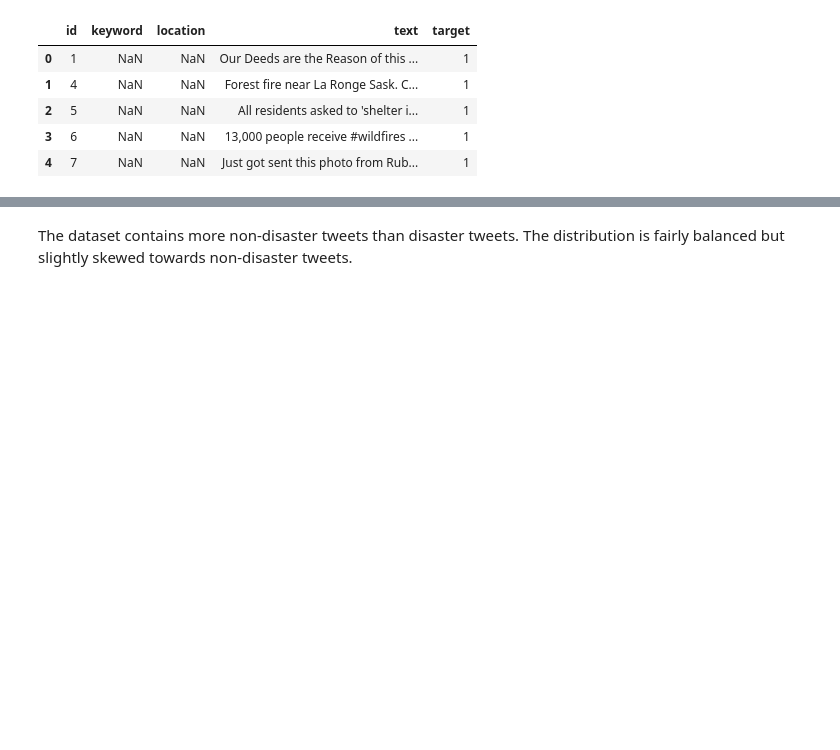
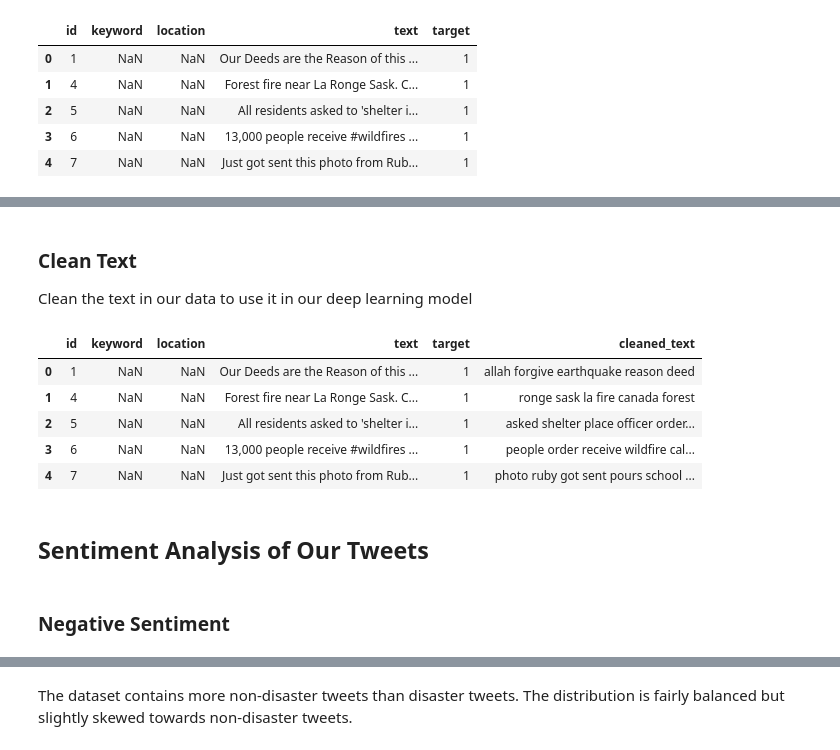
Before and after one commit to kkgh2024/Disaster_Tweet_Classification, a Jupyter notebook: Tweet_mini_project.ipynb, the cells around one changed output, grey strips where cells are left out. Saved outputs shown, nothing was run; the diff lists cells and outputs as text; code cells hidden in the pictures; blank space fills up the shorter version.

```diff
--- a/Tweet_mini_project.ipynb
+++ b/Tweet_mini_project.ipynb
@@ -165,0 +323,3 @@ Name: count, dtype: int64
+# %% [markdown]
+### Clean Text
+Clean the text in our data to use it in our deep learning model
@@ -165,0 +336,15 @@ Name: count, dtype: int64
+# %%
+# Clean the 'text' column in the DataFrame using filterDataset function
+df_train['cleaned_text'] = df_train['text'].apply(lambda x: clean_tweet(x))
+df_train.head()
+# %% [output]
+|  | id | keyword | location | text | target | cleaned_text |
+| 0 | 1 | NaN | NaN | Our Deeds are the Reason of this ... | 1 | allah forgive earthquake reason deed |
+| 1 | 4 | NaN | NaN | Forest fire near La Ronge Sask. C... | 1 | ronge sask la fire canada forest |
+| 2 | 5 | NaN | NaN | All residents asked to 'shelter i... | 1 | asked shelter place officer order... |
+| 3 | 6 | NaN | NaN | 13,000 people receive #wildfires ... | 1 | people order receive wildfire cal... |
+| 4 | 7 | NaN | NaN | Just got sent this photo from Rub... | 1 | photo ruby got sent pours school ... |
+# %% [markdown]
+## Sentiment Analysis of Our Tweets
+# %% [markdown]
+### Negative Sentiment
```
Also changed, not shown: parts of 71 cells of this notebook.
